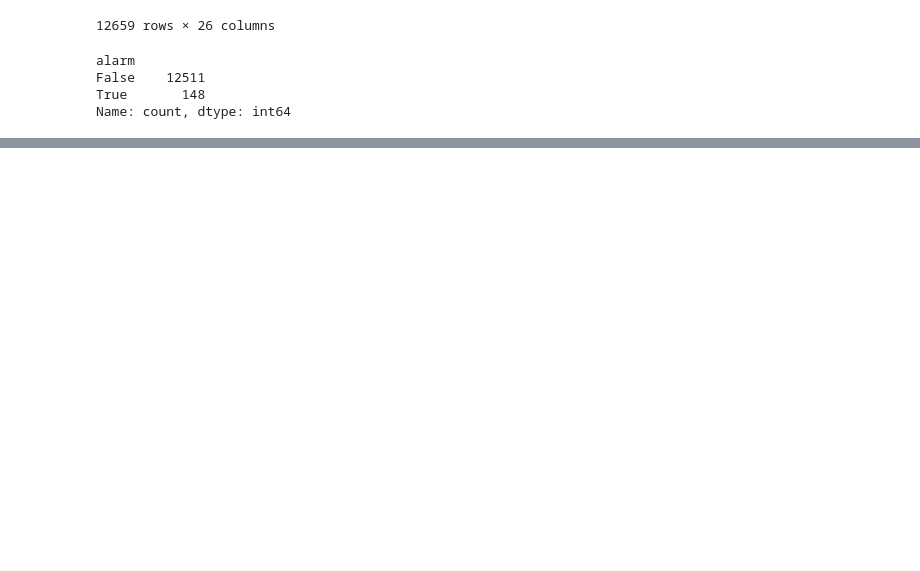
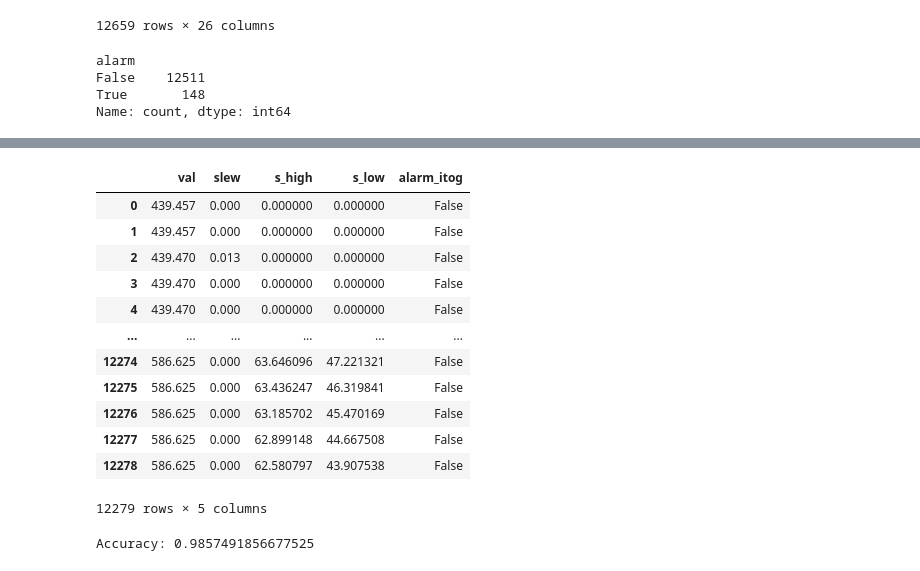
Before and after one commit to BogdanPustovalov/gazpromhacktask3, a Jupyter notebook: test.ipynb, the cells around one changed output, grey strips where cells are left out. Cells and saved outputs as stored; diff of their text form; code cells hidden in the pictures; blank space fills up the shorter version.

```diff
--- a/test.ipynb
+++ b/test.ipynb
@@ -596,0 +651,31 @@ Name: count, dtype: int64
+# %%
+dataset_temp1 = pd.concat([d2, d3], axis=1)
+dataset_temp1['alarm_itog'] = dataset_temp1['alarm'] & dataset_temp1['alarm1']
+dataset_temp1['alarm_itog'].value_counts()
+dataset_temp1=dataset_temp1.drop('alarm',axis=1)
+dataset_temp1=dataset_temp1.drop('alarm1',axis=1)
+dataset_temp1.columns = ['val', 'slew', 'val_2', 's_high', 's_low', 'alarm_itog']
+dataset_temp1=dataset_temp1.drop('val_2',axis=1)
+dataset_temp1
+# %% [output]
+|  | val | slew | s_high | s_low | alarm_itog |
+| 0 | 439.457 | 0.000 | 0.000000 | 0.000000 | False |
+| 1 | 439.457 | 0.000 | 0.000000 | 0.000000 | False |
+| 2 | 439.470 | 0.013 | 0.000000 | 0.000000 | False |
+| 3 | 439.470 | 0.000 | 0.000000 | 0.000000 | False |
+| 4 | 439.470 | 0.000 | 0.000000 | 0.000000 | False |
+| ... | ... | ... | ... | ... | ... |
+| 12274 | 586.625 | 0.000 | 63.646096 | 47.221321 | False |
+| 12275 | 586.625 | 0.000 | 63.436247 | 46.319841 | False |
+| 12276 | 586.625 | 0.000 | 63.185702 | 45.470169 | False |
+| 12277 | 586.625 | 0.000 | 62.899148 | 44.667508 | False |
+| 12278 | 586.625 | 0.000 | 62.580797 | 43.907538 | False |
+12279 rows × 5 columns
+# %%
+y = dataset_temp1['alarm_itog'].astype(int)
+X = dataset_temp1.drop(columns=['alarm_itog'])
+X_train, X_test, y_train, y_test = train_test_split(X, y, test_size=0.2, random_state=42)
+clf = DecisionTreeClassifier(max_depth=5)
+clf.fit(X_train, y_train)
+# %% [output]
+Accuracy: 0.9857491856677525
```
Also changed, not shown: parts of 17 cells of this notebook.
